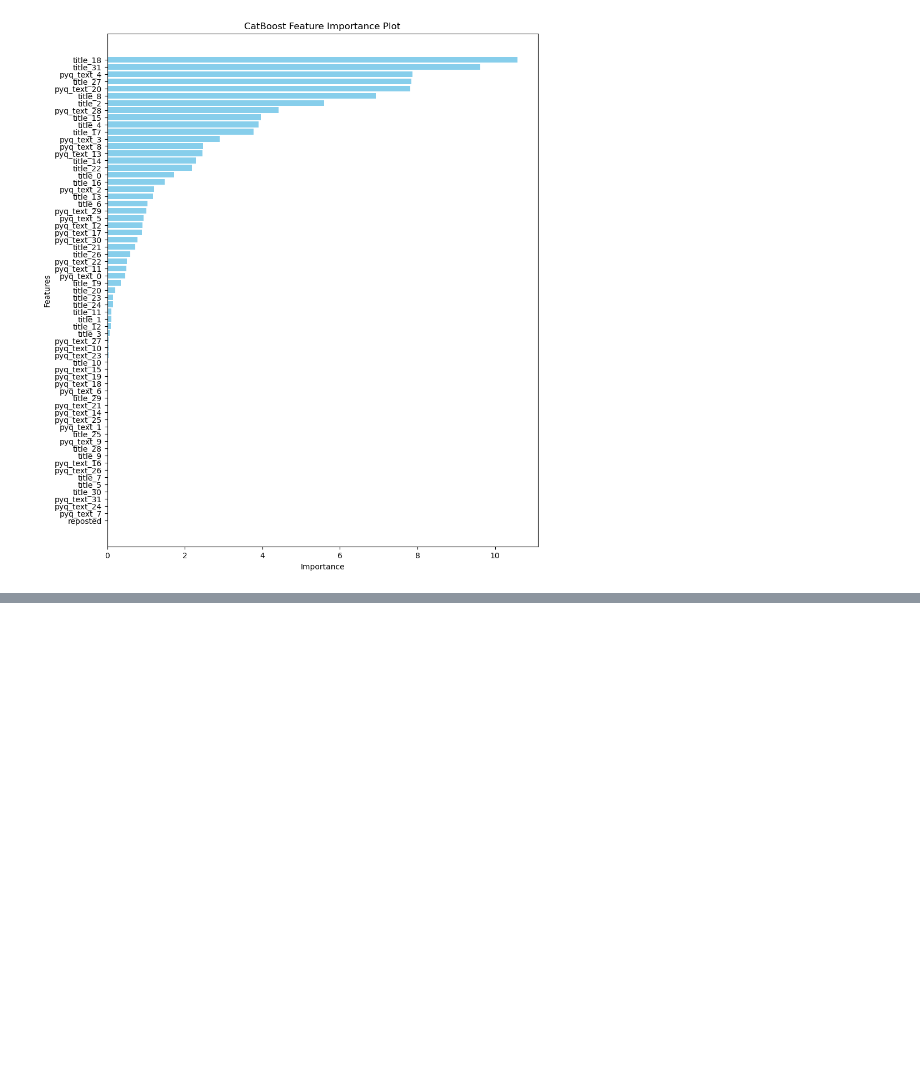
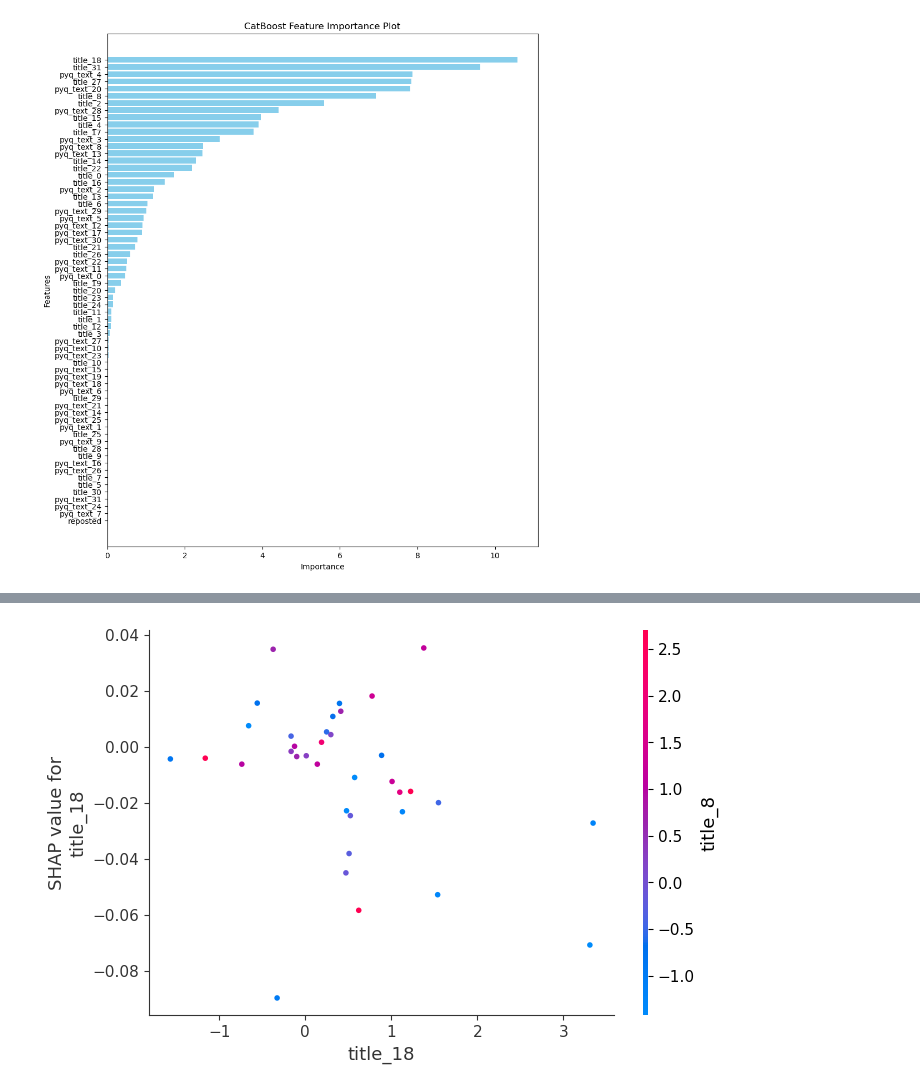
Before and after one commit to TGChenZP/CSSA-ArticleTitleScoring__Groupwork__Py, a Jupyter notebook: notebooks/feature_importance/CB_feature_importance.ipynb, the cells around one changed output, grey strips where cells are left out. Drawn from its saved outputs; the diff is of its cells as text; code cells hidden in the pictures; blank space fills up the shorter version.

```diff
--- a/notebooks/feature_importance/CB_feature_importance.ipynb
+++ b/notebooks/feature_importance/CB_feature_importance.ipynb
@@ -76,0 +92,4 @@ plt.show()
+# %%
+shap.dependence_plot('title_18', shap_value, test_X, interaction_index='title_8')
+# %% [output]
+[figure, added]
```
Also changed, not shown: parts of 5 cells of this notebook, 3 other files.
